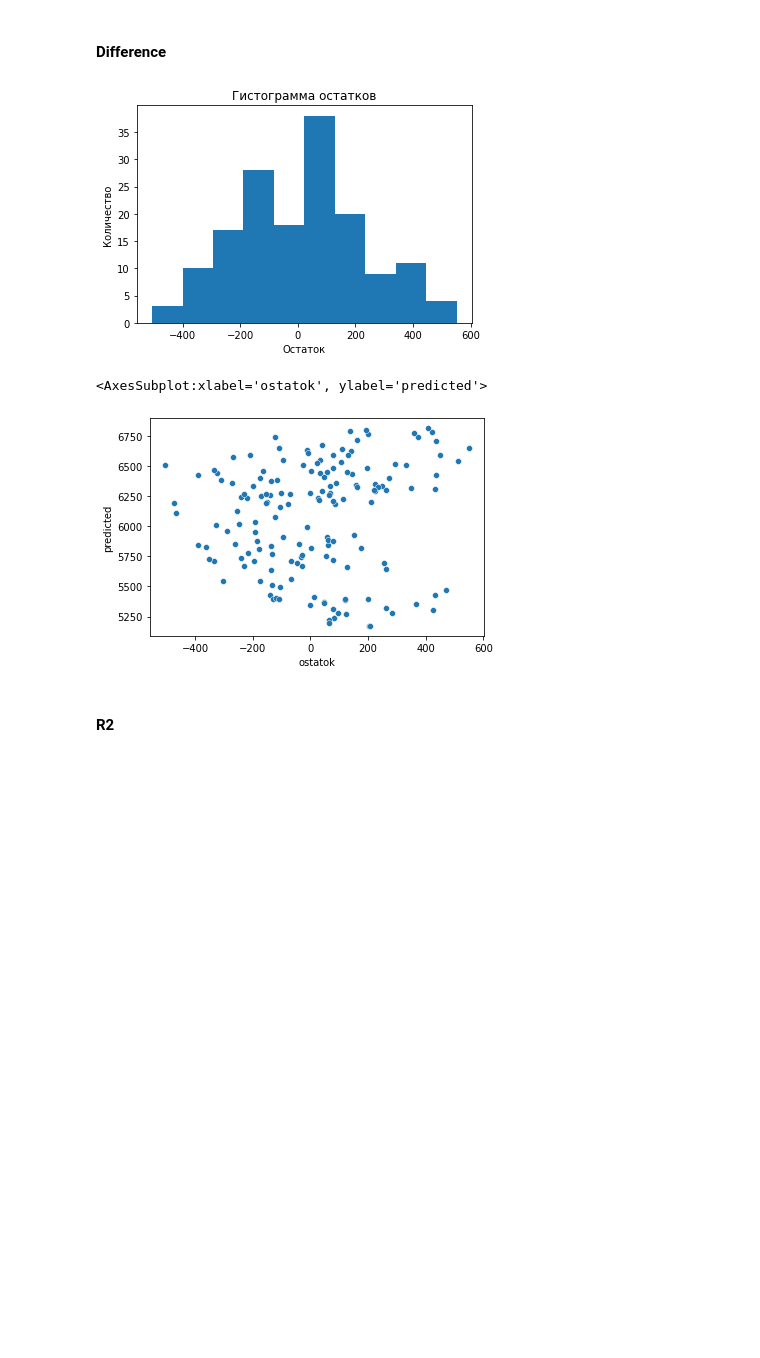
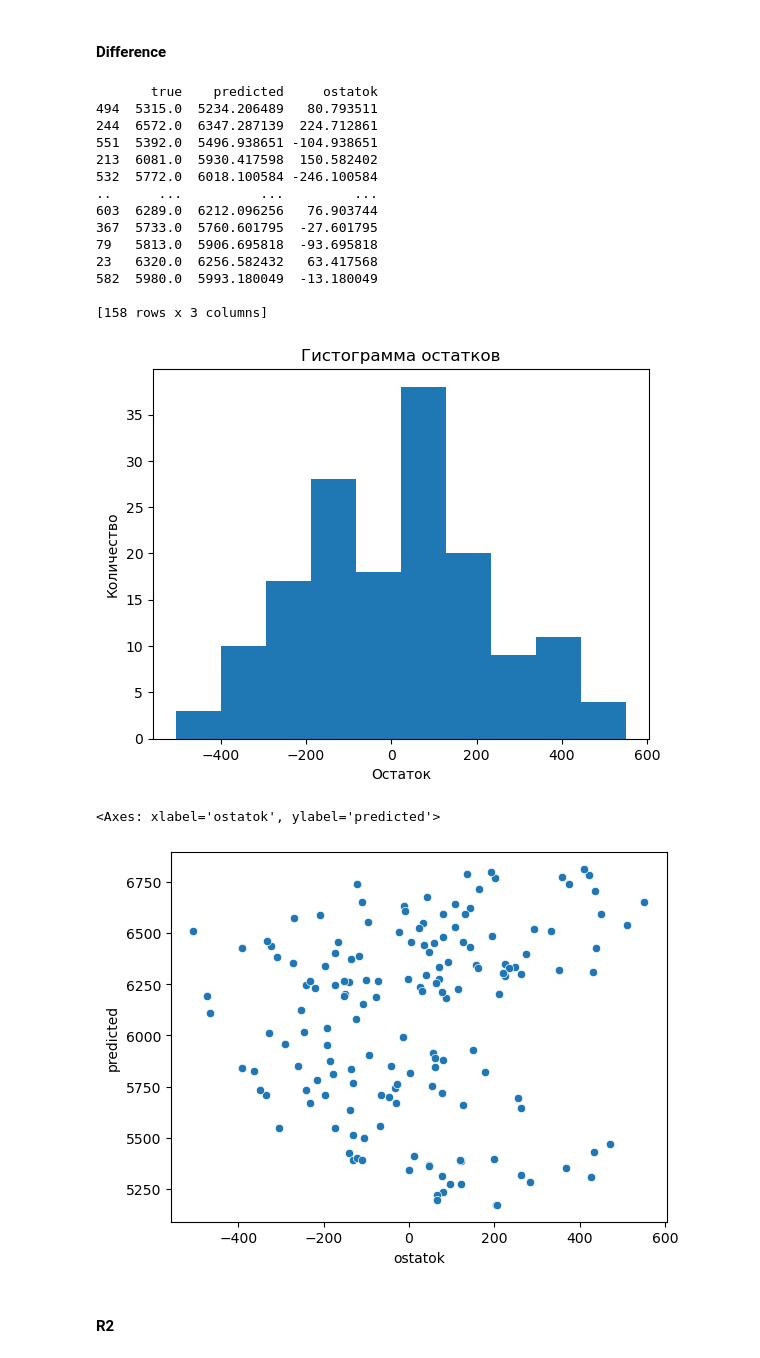
Before and after one commit to krylovartem17/farm-project, a Jupyter notebook: ferma_final_eng.ipynb, the cells around one changed output. Saved outputs shown, nothing was run; the diff lists cells and outputs as text; code cells hidden in the pictures; blank space fills up the shorter version.

```diff
--- a/ferma_final_eng.ipynb
+++ b/ferma_final_eng.ipynb
@@ -1017,0 +1004,14 @@ X_test_ohe_df = pd.DataFrame(X_test_ohe, columns = names)
+# %%
+print(parametrs1)
+cat_col = ['species', 'type_pasture', 'father_species', 'age']
+col_col = ['EKE', 'raw_protein', 'SPO']
+
+encoder = OneHotEncoder(drop = 'first', sparse_output = False)
+
+X_train_ohe = encoder.fit_transform(X_train[cat_col])
+X_test_ohe = encoder.transform(X_test[cat_col])
+
+names = encoder.get_feature_names_out()
+
+X_train_ohe_df = pd.DataFrame(X_train_ohe, columns = names)
+X_test_ohe_df = pd.DataFrame(X_test_ohe, columns = names)
@@ -1053,21 +1055,35 @@ predictions = model_lr.predict(X_test_final)
 # %%
 ostatki = pd.DataFrame()
 ostatki['true'] = y_test
 ostatki['predicted'] = predictions
 ostatki['ostatok'] = ostatki['true'] - ostatki['predicted']
-
+print(ostatki)
 
 plt.hist(ostatki['ostatok'])
 plt.title('Гистограмма остатков')
 plt.xlabel('Остаток')
 plt.ylabel('Количество')
 plt.show()
 
-sns.scatterplot(ostatki['ostatok'], ostatki['predicted'])
+sns.scatterplot(x = ostatki['ostatok'],y = ostatki['predicted'])
 # %% [output]
+       true    predicted     ostatok
+494  5315.0  5234.206489   80.793511
+244  6572.0  6347.287139  224.712861
+551  5392.0  5496.938651 -104.938651
+213  6081.0  5930.417598  150.582402
+532  5772.0  6018.100584 -246.100584
+..      ...          ...         ...
+603  6289.0  6212.096256   76.903744
+367  5733.0  5760.601795  -27.601795
+79   5813.0  5906.695818  -93.695818
+23   6320.0  6256.582432   63.417568
+582  5980.0  5993.180049  -13.180049
+
+[158 rows x 3 columns]
-[figure, old version]
+[figure, new version]
-<AxesSubplot:xlabel='ostatok', ylabel='predicted'>
+<Axes: xlabel='ostatok', ylabel='predicted'>
-[figure, old version]
+[figure, new version]
 # %% [markdown]
 #### R2
 # %%
```
Also changed, not shown: parts of 55 cells of this notebook.
